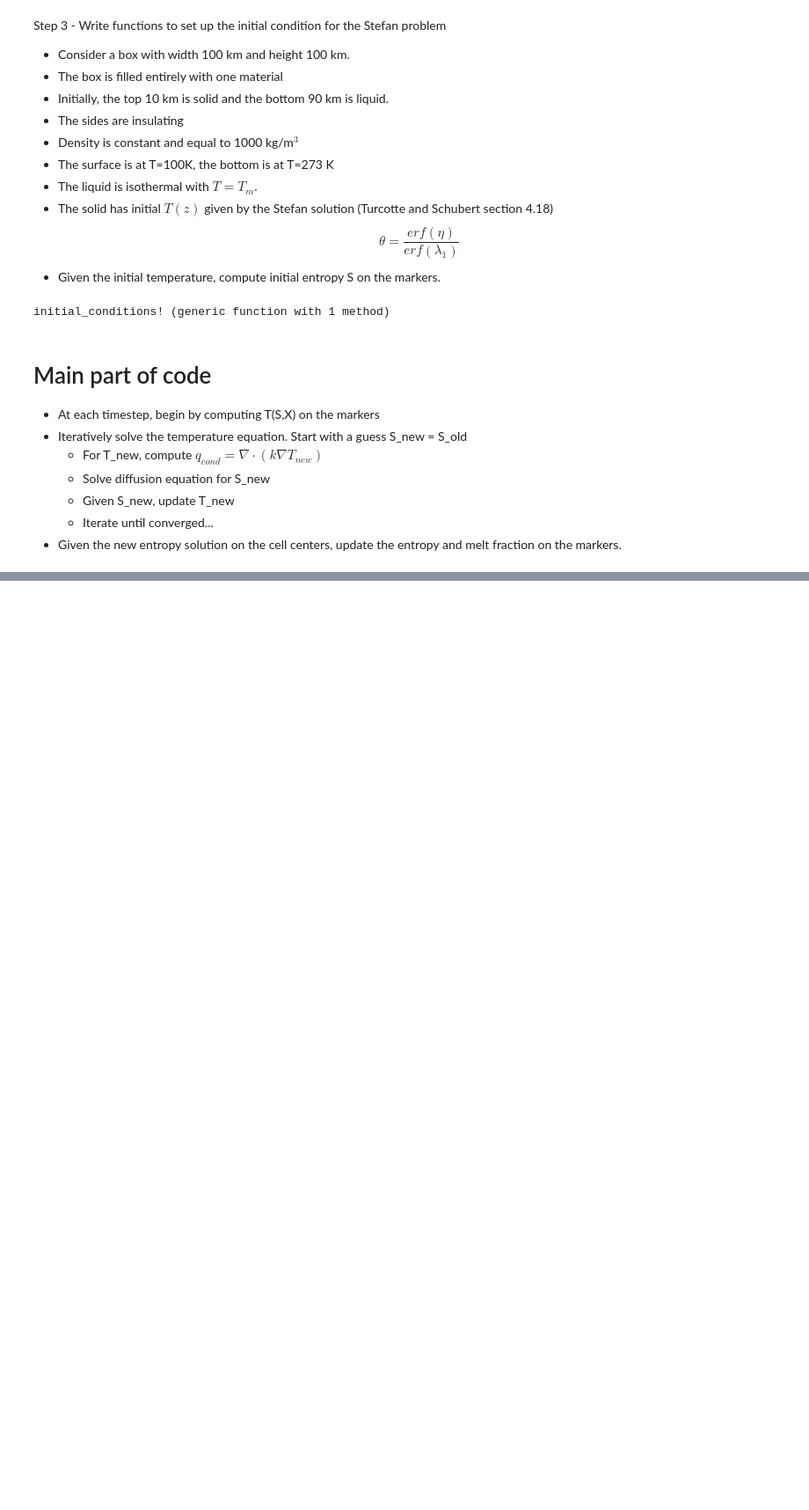
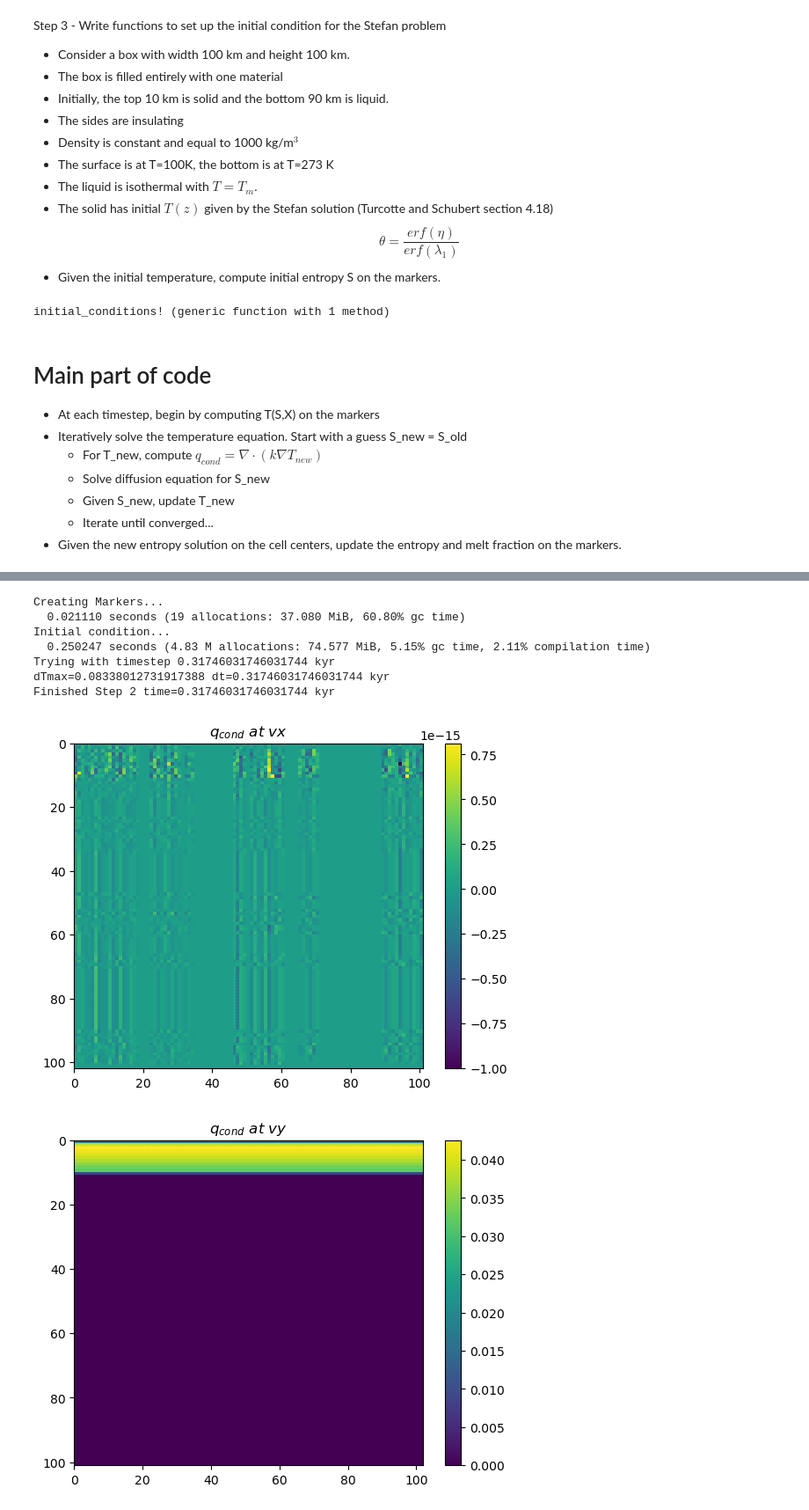
Before and after one commit to maxrudolph/gerya-julia, a Jupyter notebook: StefanProblem.ipynb, the cells around one changed output, grey strips where cells are left out. Shown: that part at 88% size. Drawn from its saved outputs; the diff is of its cells as text; code cells hidden in the pictures; blank space fills up the shorter version.

Commit message:
Made new file called TemperatureEntropy.jl to solve for the temperature equation in terms of entropy

```diff
--- a/StefanProblem.ipynb
+++ b/StefanProblem.ipynb
@@ -47,12 +48,20 @@ $$
 S = C_V (\ln (T) - \ln(T_{ref})) + \frac{\Delta H_{fus}}{T_m}X
 $$
 # %%
-function temp_of_P_S(Tref::Float64,Tm::Float64,X::Float64,Hfus::Float64,Cv::Float64,S::Float64)
+function temp_of_P_S(X::Float64,S::Float64,options::Dict)
+    Hfus = options["latent heat of fusion"]
+    Cv = options["specific heat"]
+    Tm = options["Tm"]
+    Tref = options["Tref"]
     T = exp(S/Cv + log(Tref) - Hfus*X/Cv*Tm)
     return T
 end
 
-function entropy_of_P_T(Tref::Float64,Tm::Float64,X::Float64,Hfus::Float64,Cv::Float64,T::Float64)
+function entropy_of_P_T(X::Float64,T::Float64,options::Dict)
+    Hfus = options["latent heat of fusion"]
+    Cv = options["specific heat"]
+    Tm = options["Tm"]
+    Tref = options["Tref"]
     S = Cv*(log(T) - log(Tref)) + Hfus*X/Tm
     return S
 end
@@ -381,0 +395,20 @@ show()
+# %%
+options = Dict()
+options["latent heat of fusion"] = 3.34e5 # J/kg
+options["specific heat"] = 2.1e3 # J/kg*K
+options["Tm"] = 273.0 # K
+options["To"] = 100.0 # K
+options["thermal diffusivity"] = 2.2/(1000.0*options["specific heat"]) # m^2/s
+options["ym"] = 1e4 # m
+options["Tref"] = 273.0 # K
+grid,i_mat,markers = run(options);
+# %% [output]
+Creating Markers...
+  0.021110 seconds (19 allocations: 37.080 MiB, 60.80% gc time)
+Initial condition...
+  0.250247 seconds (4.83 M allocations: 74.577 MiB, 5.15% gc time, 2.11% compilation time)
+Trying with timestep 0.31746031746031744 kyr
+dTmax=0.08338012731917388 dt=0.31746031746031744 kyr
+Finished Step 2 time=0.31746031746031744 kyr
+[figure, added]
+[figure, added]
```
Also changed, not shown: parts of 5 cells of this notebook, 2 other files.
